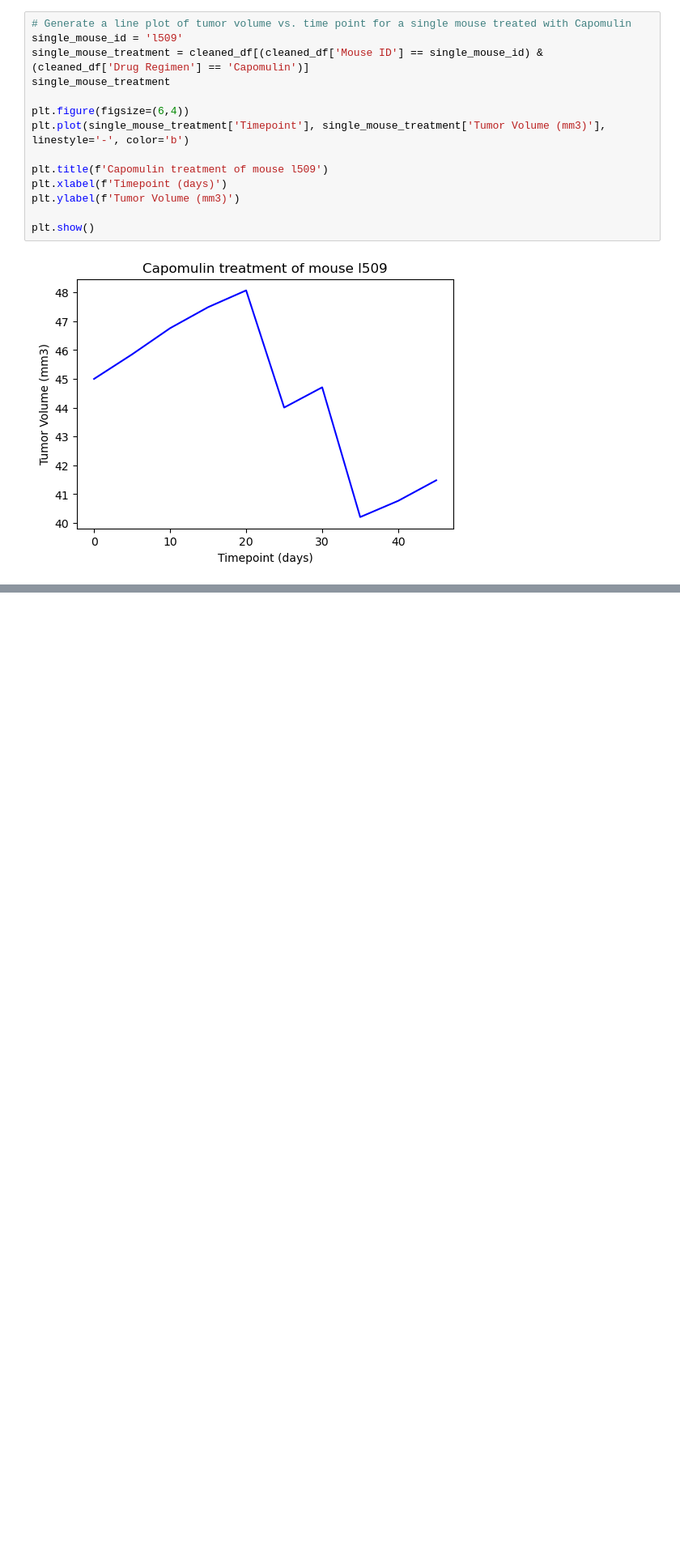
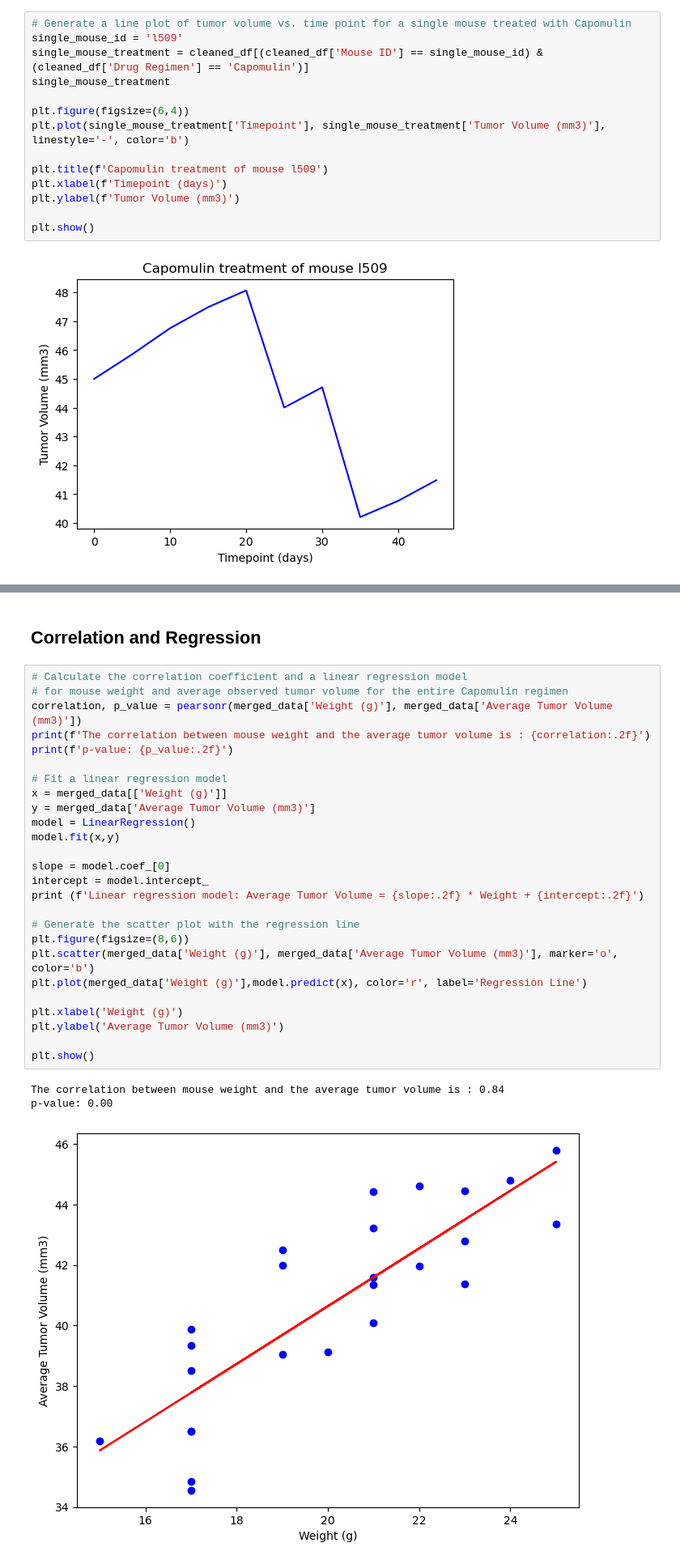
Before and after one commit to Ernawaty2024/matplotlib_challenge, a Jupyter notebook: Pymaceuticals/Pymaceuticals.ipynb.ipynb, the cells around one changed output, grey strips where cells are left out. Shown at 81% size. Cells and saved outputs as stored; diff of their text form; blank space fills up the shorter version.

```diff
--- a/Pymaceuticals/Pymaceuticals.ipynb.ipynb
+++ b/Pymaceuticals/Pymaceuticals.ipynb.ipynb
@@ -305,0 +347,32 @@ plt.show()
+# %% [markdown]
+## Correlation and Regression
+# %%
+# Calculate the correlation coefficient and a linear regression model
+# for mouse weight and average observed tumor volume for the entire Capomulin regimen
+correlation, p_value = pearsonr(merged_data['Weight (g)'], merged_data['Average Tumor Volume (mm3)'])
+print(f'The correlation between mouse weight and the average tumor volume is : {correlation:.2f}')
+print(f'p-value: {p_value:.2f}')
+
+# Fit a linear regression model
+x = merged_data[['Weight (g)']]
+y = merged_data['Average Tumor Volume (mm3)']
+model = LinearRegression()
+model.fit(x,y)
+
+slope = model.coef_[0]
+intercept = model.intercept_
+print (f'Linear regression model: Average Tumor Volume = {slope:.2f} * Weight + {intercept:.2f}')
+
+# Generate the scatter plot with the regression line
+plt.figure(figsize=(8,6))
+plt.scatter(merged_data['Weight (g)'], merged_data['Average Tumor Volume (mm3)'], marker='o', color='b')
+plt.plot(merged_data['Weight (g)'],model.predict(x), color='r', label='Regression Line')
+
+plt.xlabel('Weight (g)')
+plt.ylabel('Average Tumor Volume (mm3)')
+
+plt.show()
+# %% [output]
+The correlation between mouse weight and the average tumor volume is : 0.84
+p-value: 0.00
+[figure, added]
```
Also changed, not shown: parts of 5 cells of this notebook.
